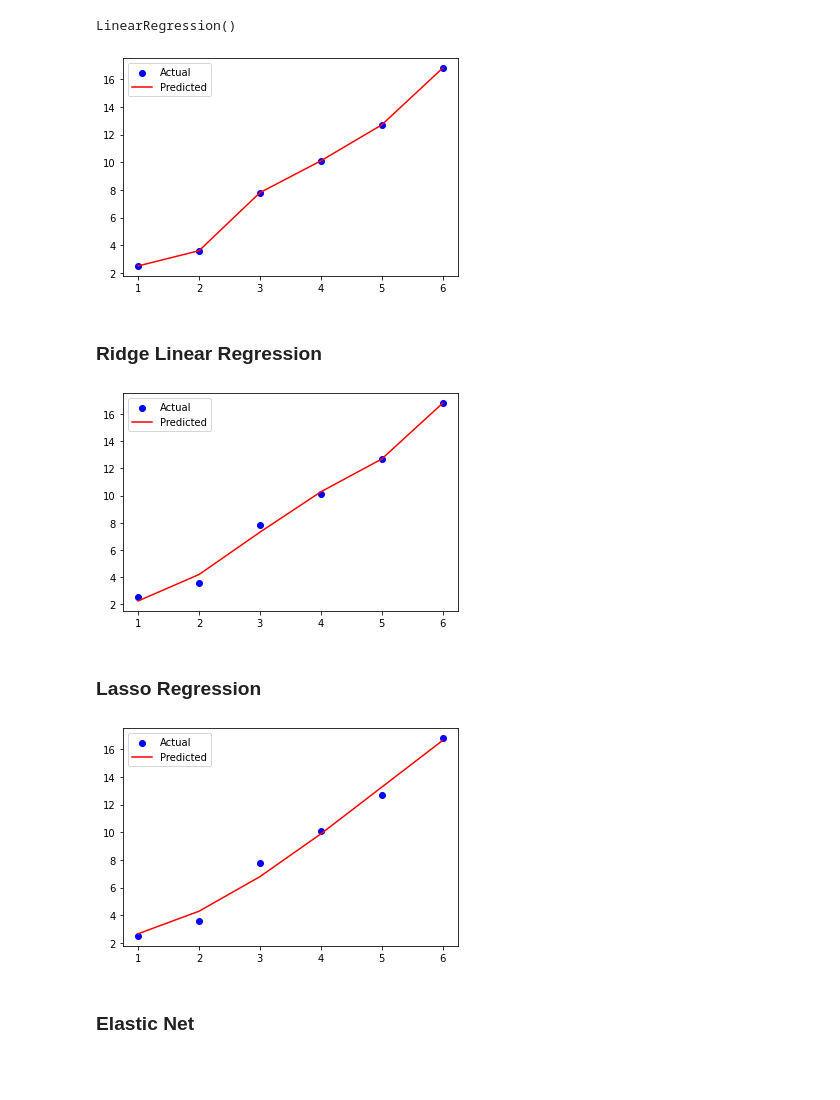
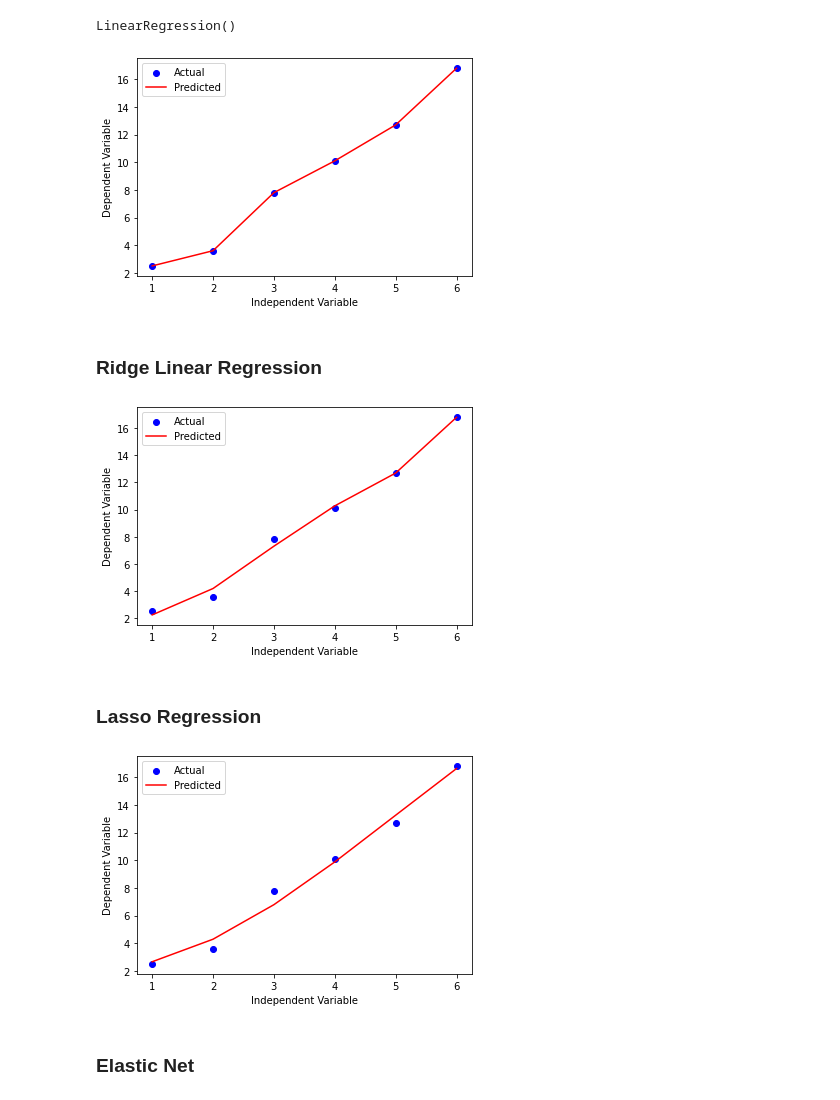
Before and after one commit to bevenky1/medium, a Jupyter notebook: Types of Linear Regression/LinearRegressionTypes.ipynb, the cells around one changed output. Saved outputs shown, nothing was run; the diff lists cells and outputs as text; code cells hidden in the pictures; blank space fills up the shorter version.

```diff
--- a/Types of Linear Regression/LinearRegressionTypes.ipynb
+++ b/Types of Linear Regression/LinearRegressionTypes.ipynb
@@ -115,9 +124,11 @@ y_pred = model.predict(x_poly)
 plt.scatter(x, y, color='blue')
 plt.plot(x, y_pred, color='red')
 plt.legend(["Actual", "Predicted"])
+plt.xlabel('Independent Variable')
+plt.ylabel('Dependent Variable')
 plt.show()
 # %% [output]
-[figure, old version]
+[figure, new version]
 # %% [markdown]
 ### Ridge Linear Regression
 # %%
@@ -135,9 +146,11 @@ y_pred = model.predict(x_poly)
 plt.scatter(x, y, color='blue')
 plt.plot(x, y_pred, color='red')
 plt.legend(["Actual", "Predicted"])
+plt.xlabel('Independent Variable')
+plt.ylabel('Dependent Variable')
 plt.show()
 # %% [output]
-[figure, old version]
+[figure, new version]
 # %% [markdown]
 ### Lasso Regression
 # %%
@@ -153,11 +166,13 @@ y_pred = model.predict(x_poly)
 # %%
 # Plot the original data and the model predictions
 plt.scatter(x, y, color='blue')
 plt.plot(x, y_pred, color='red')
 plt.legend(["Actual", "Predicted"])
+plt.xlabel('Independent Variable')
+plt.ylabel('Dependent Variable')
 plt.show()
 # %% [output]
-[figure, old version]
+[figure, new version]
 # %% [markdown]
 ### Elastic Net
 # %%
```
Also changed, not shown: parts of 5 cells of this notebook.
